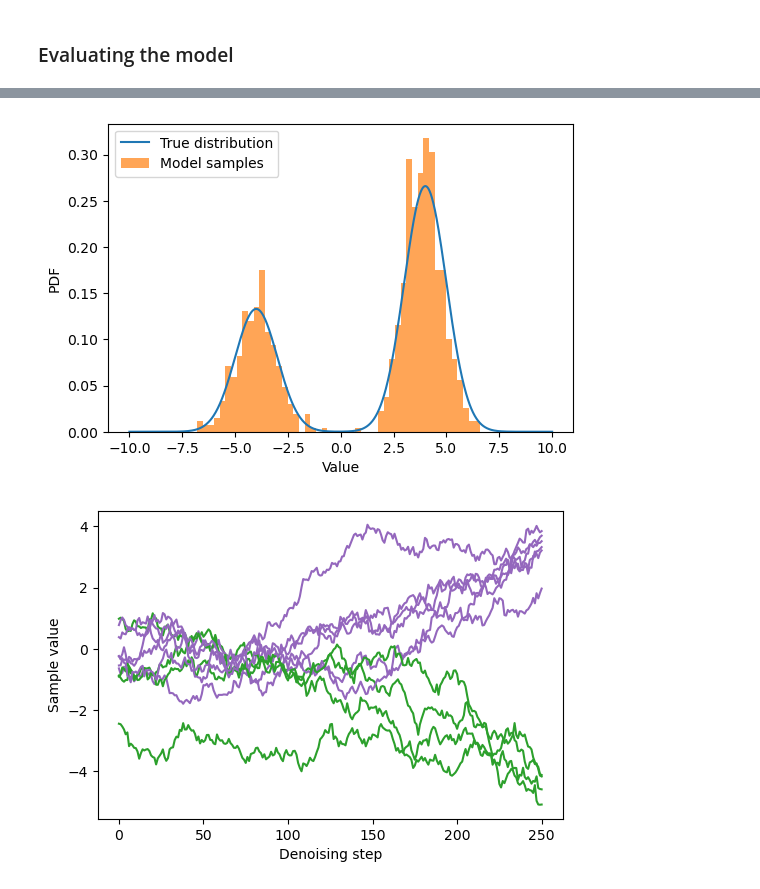
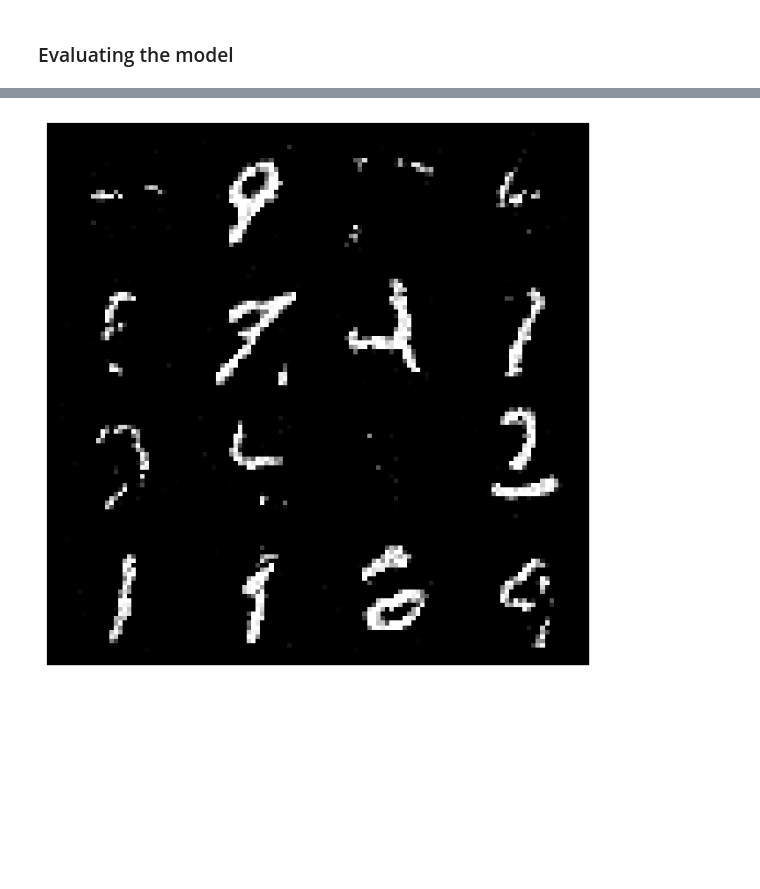
Before and after one commit to juan-prado-7/imapp-deep-learning, a Jupyter notebook: advanced-deep-learning/ex7-mnist-diffusion.ipynb, the cells around one changed output, grey strips where cells are left out. Drawn from its saved outputs; the diff is of its cells as text; code cells hidden in the pictures; blank space fills up the shorter version.

```diff
--- a/advanced-deep-learning/ex7-mnist-diffusion.ipynb
+++ b/advanced-deep-learning/ex7-mnist-diffusion.ipynb
@@ -120,5 +140,5 @@ if TRAIN:
 # %%
 if TRAIN:
     # Train the model
-    train_losses,val_losses = diff.train_diffusion_model(train_loader, val_loader, model, time_steps, beta, loss_fn, optimizer,
-                num_epochs=num_epochs, patience=patience, device=device)
+    train_losses, val_losses = diff.train_diffusion_model(train_loader, test_loader, model, optimizer,
+                num_epochs=num_epochs, patience=patience, device=device, PATH=LOG_PATH)
@@ -176,28 +197,4 @@ Non-trainable params: 0
-# %%
-sample, denoising_trajectory = diff.sample_diffusion_model(model, time_steps, beta, n_samples=1000, device=device, monitor_denoising=10)
-
-plt.figure(figsize=(6, 4))
-x = np.linspace(-10, 10, 1000)
-plt.plot(x, pdf(x), label='True distribution')
-plt.hist(sample, bins=50, density=True, alpha=0.7, label='Model samples')
-plt.ylabel('PDF')
-plt.xlabel('Value')
-plt.legend()
-
-plt.savefig(f"{PLOT_PATH}/pred-vs-true-distribution.png", dpi=300)
-
-plt.show()
-# %% [output]
-[figure, removed]
-# %%
-plt.figure(figsize=(6, 4))
-for i in range(denoising_trajectory.shape[0]):
-    plt.plot(denoising_trajectory[i], color='tab:green' if denoising_trajectory[i][-1]<0 else 'tab:purple')
-plt.xlabel('Denoising step')
-plt.ylabel('Sample value')
-
-plt.savefig(f"{PLOT_PATH}/denoising-trajectory.png", dpi=300)
-
-plt.show()
-# %% [output]
-[figure, removed]
+# %%
+diff.visualize_generated_images(model, device, shape=(4, 4), PATH=PLOT_PATH)
+# %% [output]
+[figure, added]
```
Also changed, not shown: parts of 15 cells of this notebook, 3 other files.
